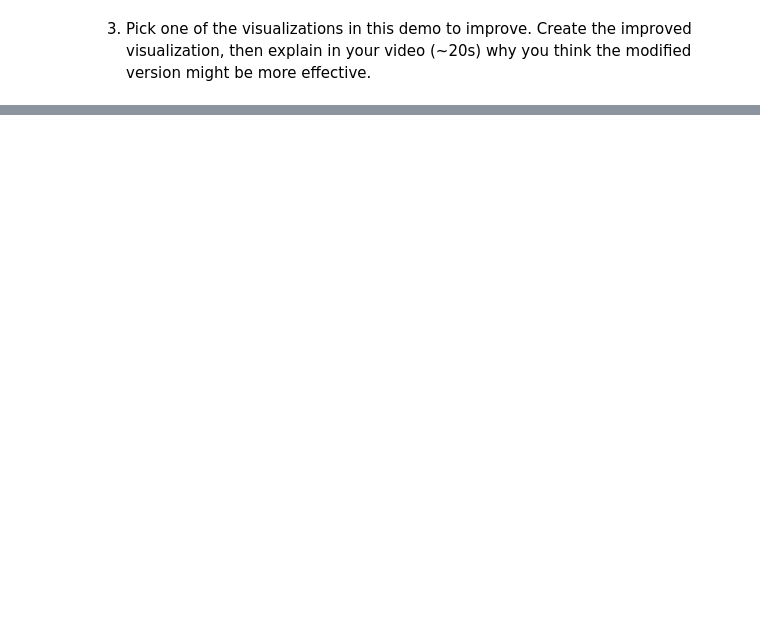
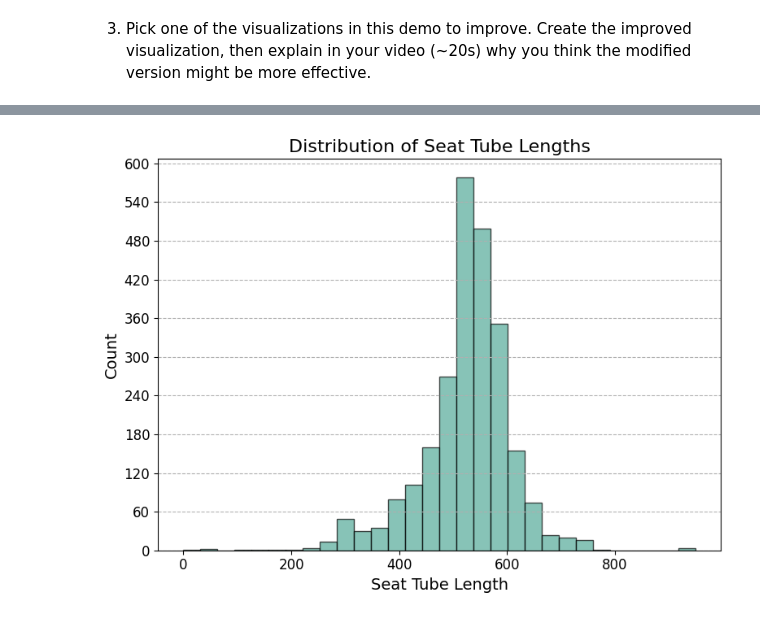
Before and after one commit to lulukef/2.156-AI-ML-for-Engineering-Design, a Jupyter notebook: Demos/2_155_Fall_25_Demo_1_Visualization.ipynb, the cells around one changed output, grey strips where cells are left out. Cells and saved outputs as stored; diff of their text form; code cells hidden in the pictures; blank space fills up the shorter version.

```diff
--- a/Demos/2_155_Fall_25_Demo_1_Visualization.ipynb
+++ b/Demos/2_155_Fall_25_Demo_1_Visualization.ipynb
@@ -755,0 +777,18 @@ plt.show()
+# %%
+plt.figure(figsize=(8, 6))
+plt.hist(data['Seat tube length'], bins=30, color='#5A9', alpha=0.7, edgecolor='black')
+plt.title('Distribution of Seat Tube Lengths', fontsize=16)
+plt.xlabel('Seat Tube Length', fontsize=14)
+plt.ylabel('Count', fontsize=14)
+
+plt.grid(axis='y', linestyle='--')   # grid only on y-axis
+
+# make y-ticks integers
+import numpy as np
+max_count = plt.gca().get_ylim()[1]
+plt.yticks(np.arange(0, int(max_count) + 1, max(1, int(max_count // 10))))
+
+plt.tight_layout()
+plt.show()
+# %% [output]
+[figure, added]
```
Also changed, not shown: parts of 11 cells of this notebook.
